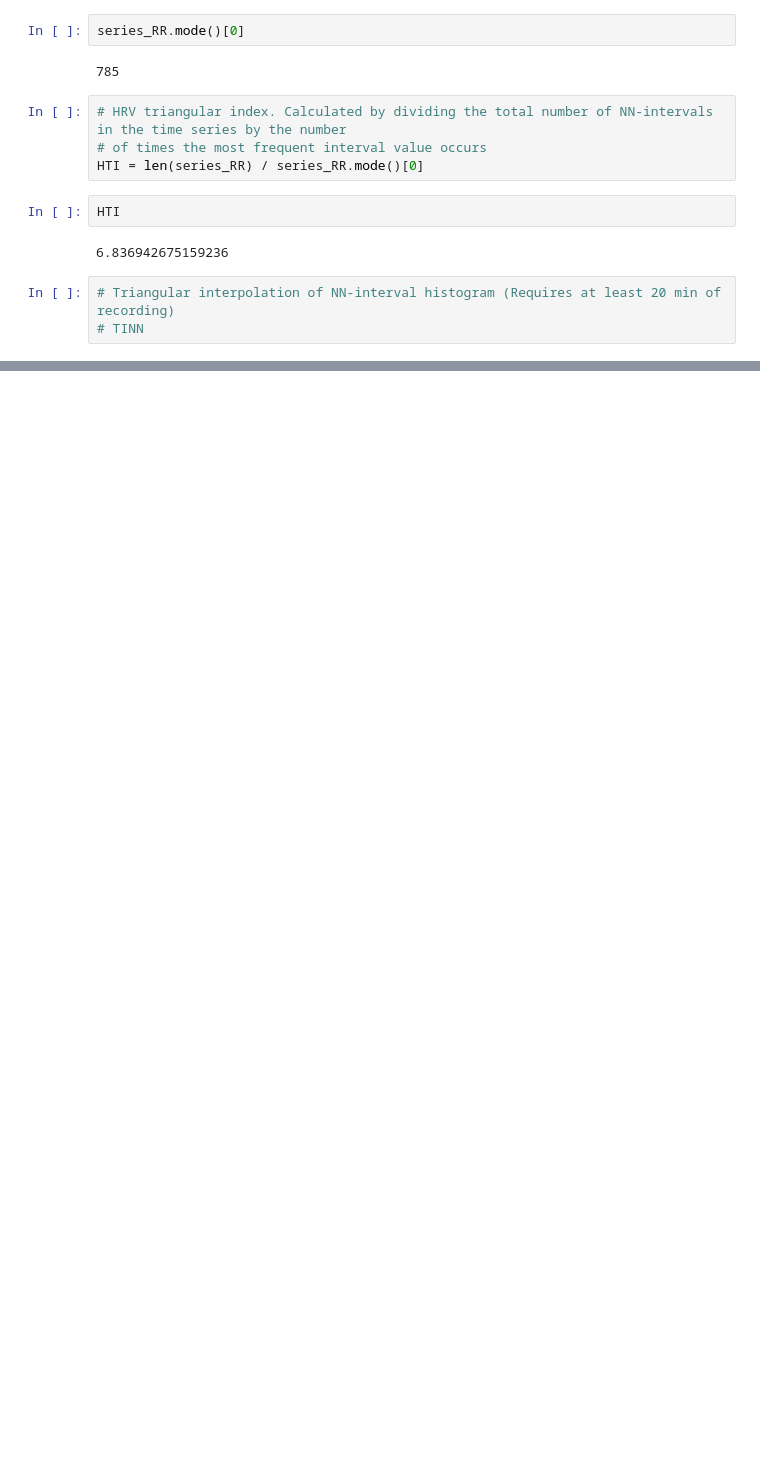
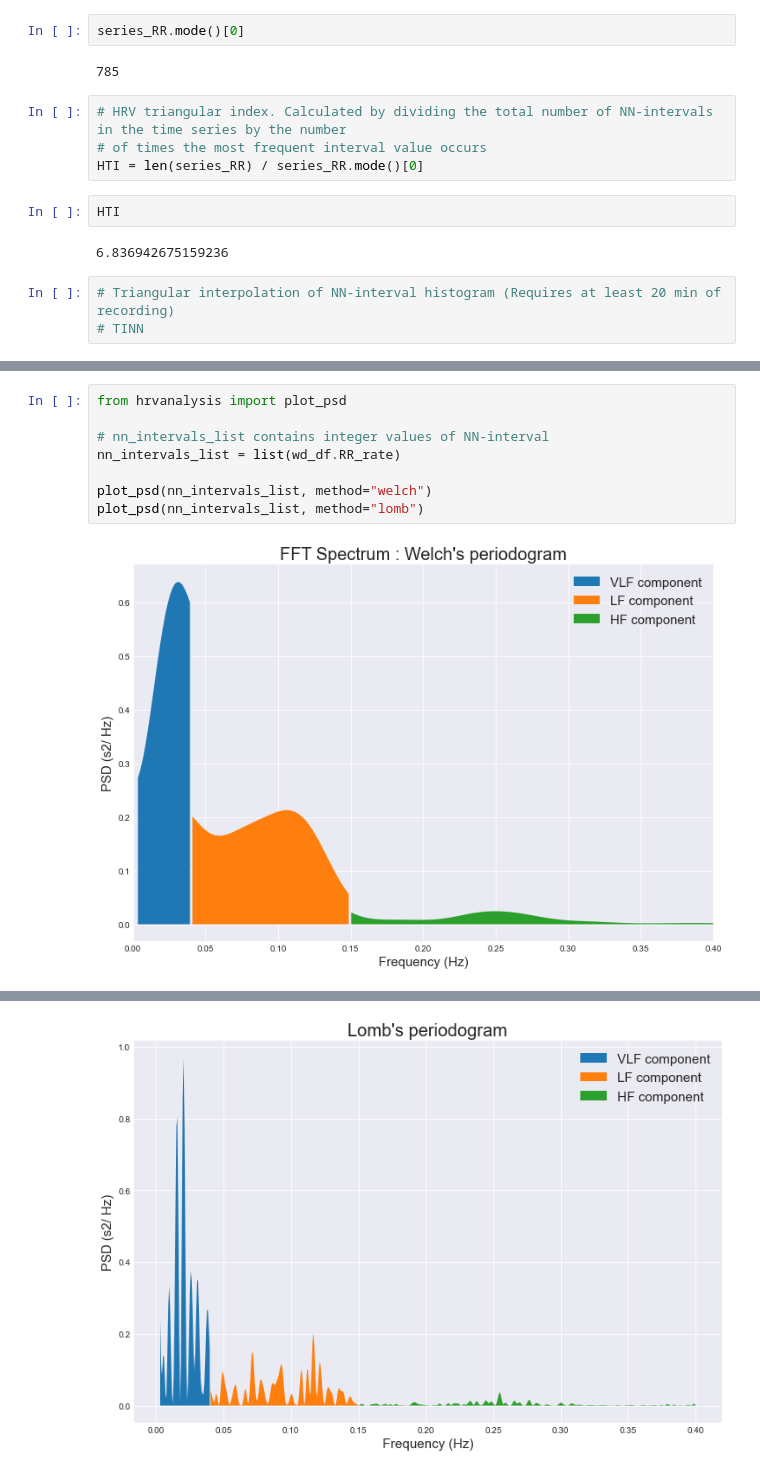
Before and after one commit to Jackfn96/3DS, a Jupyter notebook: notebooks/HRV features creation.ipynb, the cells around one changed output, grey strips where cells are left out. Drawn from its saved outputs; the diff is of its cells as text; blank space fills up the shorter version.

```diff
--- a/notebooks/HRV features creation.ipynb
+++ b/notebooks/HRV features creation.ipynb
@@ -408,0 +508,10 @@ HTI
+# %%
+from hrvanalysis import plot_psd
+
+# nn_intervals_list contains integer values of NN-interval
+nn_intervals_list = list(wd_df.RR_rate)
+
+plot_psd(nn_intervals_list, method="welch")
+plot_psd(nn_intervals_list, method="lomb")
+# %% [output]
+[figure, added]
@@ -408,0 +519 @@ HTI
+[figure, added]
```
Also changed, not shown: parts of 17 cells of this notebook.
